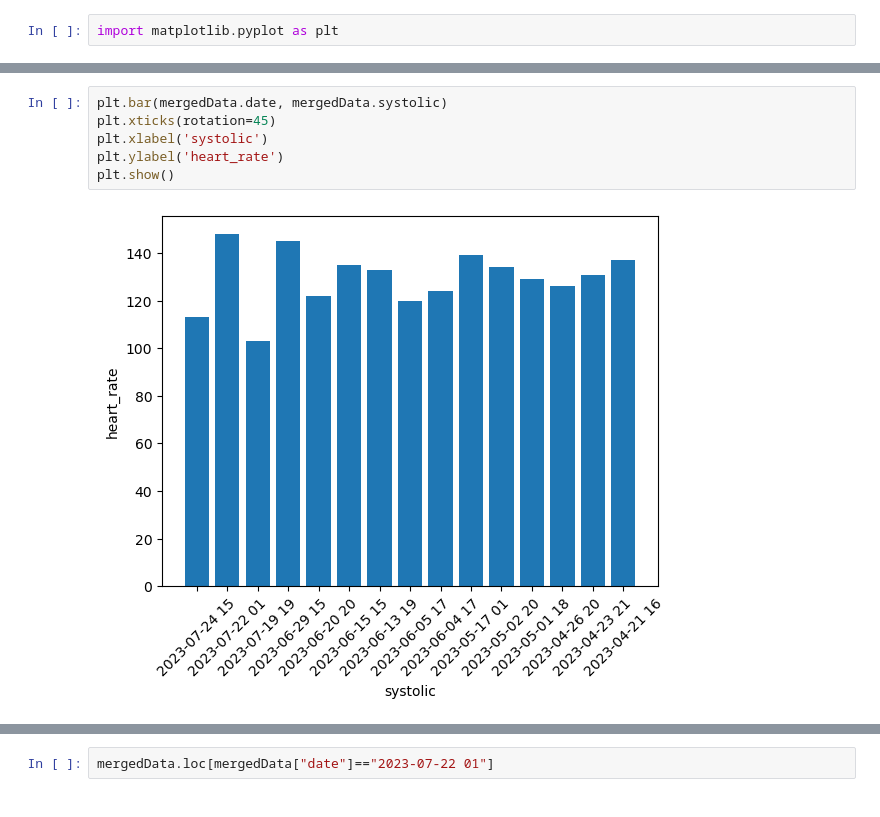
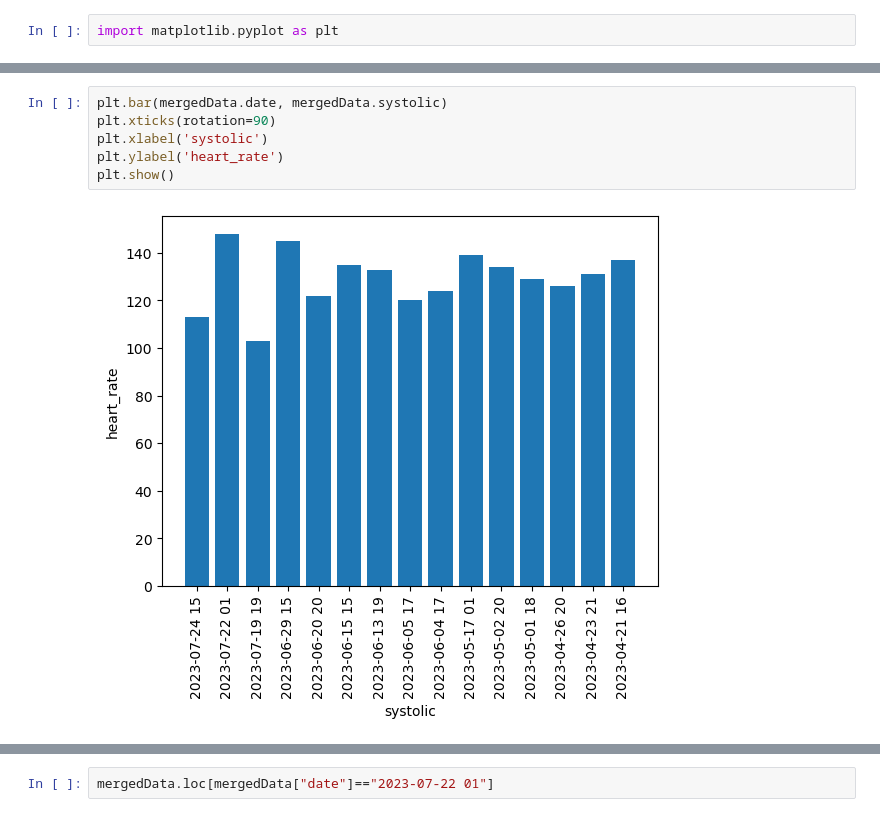
Before and after one commit to GitHayang/python, a Jupyter notebook: 미완성/healthData.ipynb, the cells around one changed output, grey strips where cells are left out. Cells and saved outputs as stored; diff of their text form.

```diff
--- a/미완성/healthData.ipynb
+++ b/미완성/healthData.ipynb
@@ -534,10 +559,10 @@ import matplotlib.pyplot as plt
 # %%
 plt.bar(mergedData.date, mergedData.systolic)
-plt.xticks(rotation=45)
+plt.xticks(rotation=90)
 plt.xlabel('systolic')
 plt.ylabel('heart_rate')
 plt.show()
 # %% [output]
-[figure, old version]
+[figure, new version]
 # %%
 plt.bar(mergedData.date, mergedData.diastolic)
```
Also changed, not shown: parts of 7 cells of this notebook.
